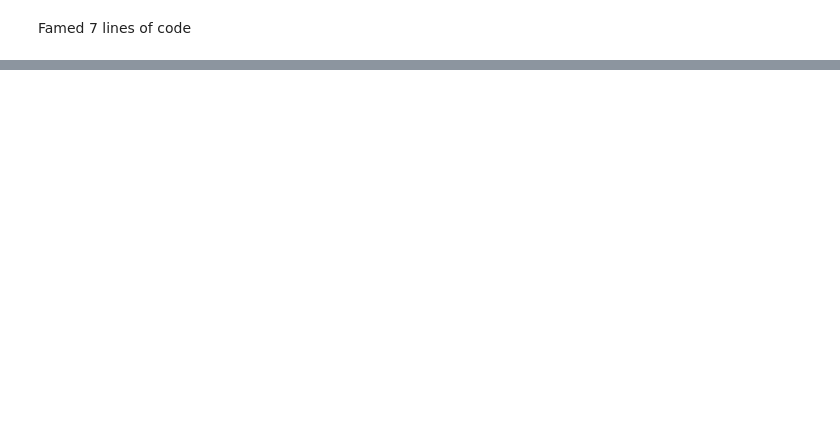
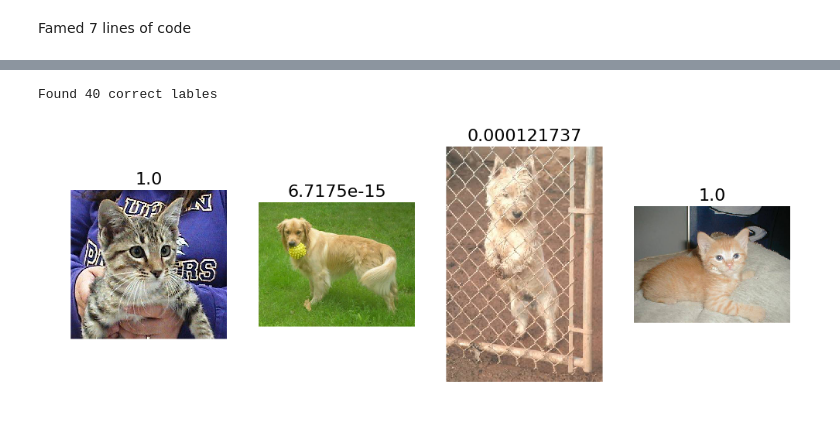
Before and after one commit to ajoshi1/myfastai, a Jupyter notebook: nbs/Lesson1 adj.ipynb, the cells around one changed output, grey strips where cells are left out. Cells and saved outputs as stored; diff of their text form; code cells hidden in the pictures; blank space fills up the shorter version.

```diff
--- a/nbs/Lesson1 adj.ipynb
+++ b/nbs/Lesson1 adj.ipynb
@@ -42,0 +148,16 @@ Epoch 1/1
+# %%
+from keras.preprocessing import image
+
+def plots_idx(idx, titles=None):
+    plots([image.load_img(valid_path + filenames[i]) for i in idx], titles=titles)
+
+n_view = 4
+# %%
+# A few random correct labels
+correct = np.where(our_lables == expected_labes)[0]
+print("Found %s correct lables" % len(correct))
+idx = permutation(correct)[:n_view]
+plots_idx(idx, our_predections[idx])
+# %% [output]
+Found 40 correct lables
+[figure, added]
```
Also changed, not shown: parts of 32 cells of this notebook, 2 other files.
